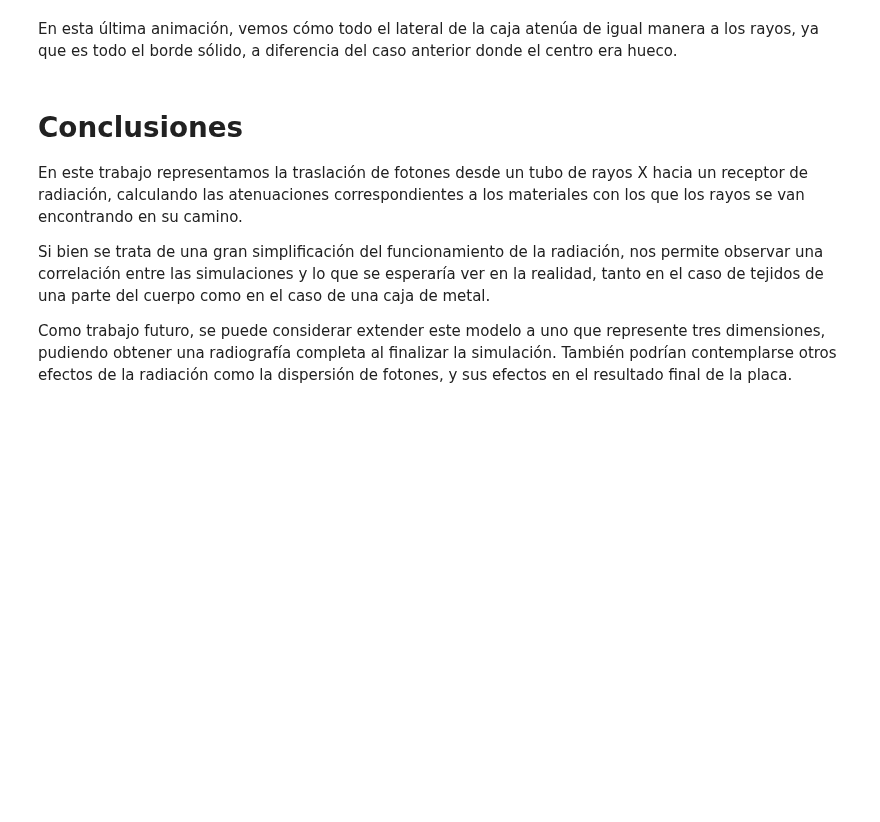
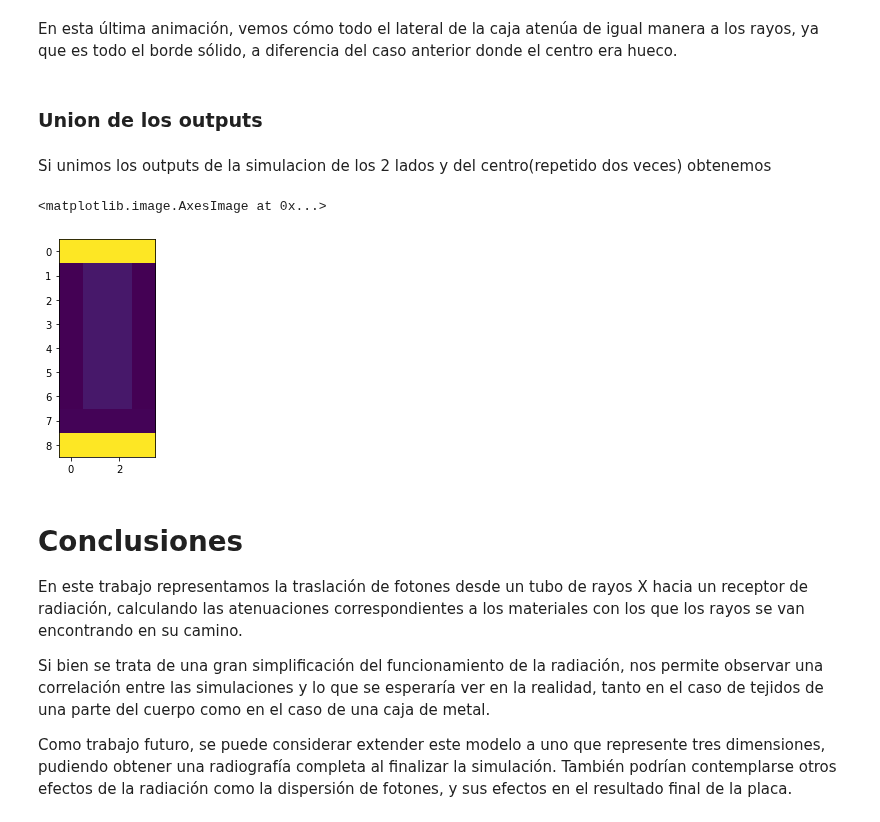
Before and after one commit to giselabelen/SED2021, a Jupyter notebook: TP2/TP2_ModeloConceptual.ipynb, the cells around one changed output. Cells and saved outputs as stored; diff of their text form; code cells hidden in the pictures; blank space fills up the shorter version.

Commit message:
Union

```diff
--- a/TP2/TP2_ModeloConceptual.ipynb
+++ b/TP2/TP2_ModeloConceptual.ipynb
@@ -563,6 +563,7 @@ LP 0 has finished simulation
 At 00:00:01:000:0
 # %%
 parsed_logs, tiempos = parse_logs()
+parsed_logs_centro = parsed_logs.copy(True)
 draw_each_state(parsed_logs, tiempos, valoresmapainicial, "caja10x10.gif")
 # %% [markdown]
 Mostramos la animación producida por la ejecución de la celda anterior.
@@ -624,6 +625,7 @@ LP 0 has finished simulation
 At 00:00:01:000:0
 # %%
 parsed_logs, tiempos = parse_logs()
+parsed_logs_lado = parsed_logs.copy(True)
 draw_each_state(parsed_logs, tiempos, valoresmapainicial, "cajalado10x10.gif")
 # %% [markdown]
 Mostramos la animación producida por la ejecución de la celda anterior.
@@ -631,6 +633,27 @@ Mostramos la animación producida por la ejecución de la celda anterior.
 <img src="cajalado10x10.gif">
 # %% [markdown]
 En esta última animación, vemos cómo todo el lateral de la caja atenúa de igual manera a los rayos, ya que es todo el borde sólido, a diferencia del caso anterior donde el centro era hueco.
+# %% [markdown]
+### Union de los outputs
+# %% [markdown]
+Si unimos los outputs de la simulacion de los 2 lados y del centro(repetido dos veces) obtenemos
+# %%
+def datos_ultima_col(parsed, tiempos):
+    def transformar_a_coordenadas(s):
+        return s.split('(')[1][:-1]
+    salidas = parsed.loc[parsed[MESSAGE_TYPE_COL] == "Y"]
+    datos_t = salidas.loc[salidas[TIME_COL] == tiempos[-1]]
+    datos_grafico = pd.DataFrame({"celda": datos_t["model_origin"].apply(transformar_a_coordenadas), "valores": datos_t["value"]})
+    return datos_grafico
+
+output_lado = [float(i) for i in list(datos_ultima_col(parsed_logs_lado, tiempos).valores)]
+output_centro = [float(i) for i in list(datos_ultima_col(parsed_logs_centro, tiempos).valores)]
+
+img = np.rot90(np.array([output_lado, output_centro, output_centro, output_lado]))
+plt.imshow(img, interpolation='nearest', vmin=0.0, vmax=1.0)
+# %% [output]
+<matplotlib.image.AxesImage at 0x...>
+[figure, added]
 # %% [markdown]
 # Conclusiones
 
```
